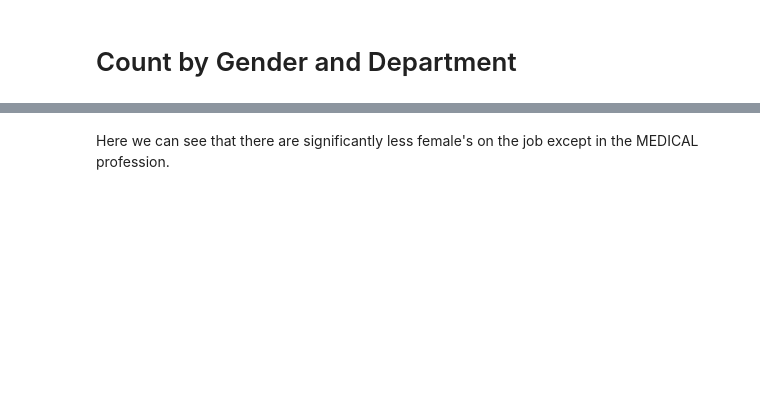
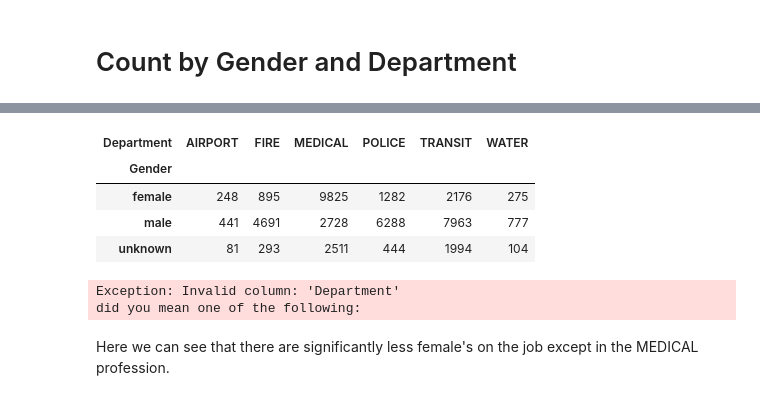
Before and after one commit to ababen/DataIntensive, a Jupyter notebook: Capstone/DataStory-SF-Final.ipynb, the cells around one changed output, grey strips where cells are left out. Cells and saved outputs as stored; diff of their text form; code cells hidden in the pictures; blank space fills up the shorter version.

```diff
--- a/Capstone/DataStory-SF-Final.ipynb
+++ b/Capstone/DataStory-SF-Final.ipynb
@@ -420,2 +441,20 @@ dept_gender
+# %%
+df = dept_gender
+df
+# %% [output]
+| Department | AIRPORT | FIRE | MEDICAL | POLICE | TRANSIT | WATER |
+| Gender |  |  |  |  |  |  |
+| female | 248 | 895 | 9825 | 1282 | 2176 | 275 |
+| male | 441 | 4691 | 2728 | 6288 | 7963 | 777 |
+| unknown | 81 | 293 | 2511 | 444 | 1994 | 104 |
+# %%
+
+#dept_gender.loc[idx[mask, :, ['C1', 'C3']], idx[:, 'foo']]
+
+ggplot(aes(x= 'Department'), data=df) +\
+    geom_bar()
+# %% [output]
+Exception: Invalid column: 'Department'
+did you mean one of the following:
 # %% [markdown]
 Here we can see that there are significantly less female's on the job except in the MEDICAL profession.
```
Also changed, not shown: parts of 17 cells of this notebook.
